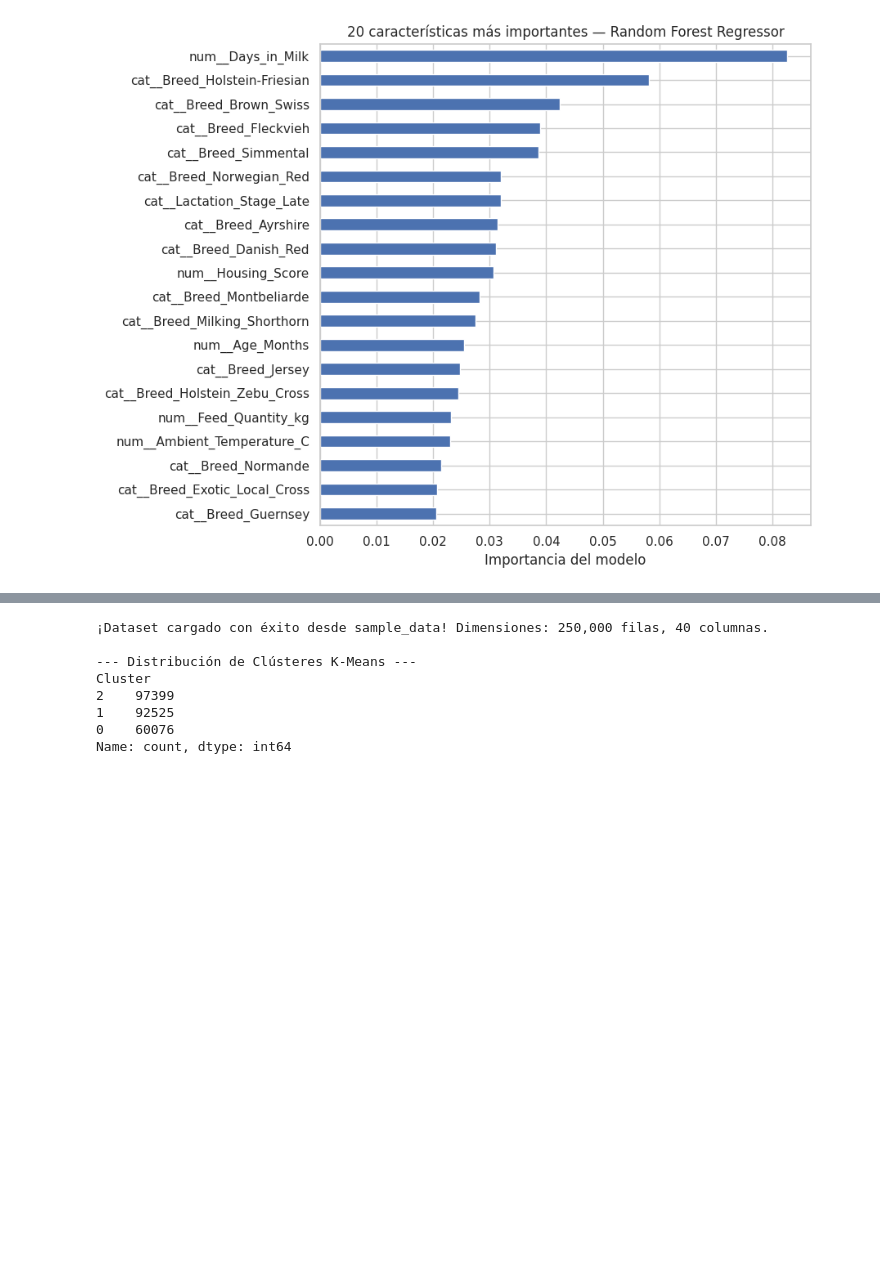
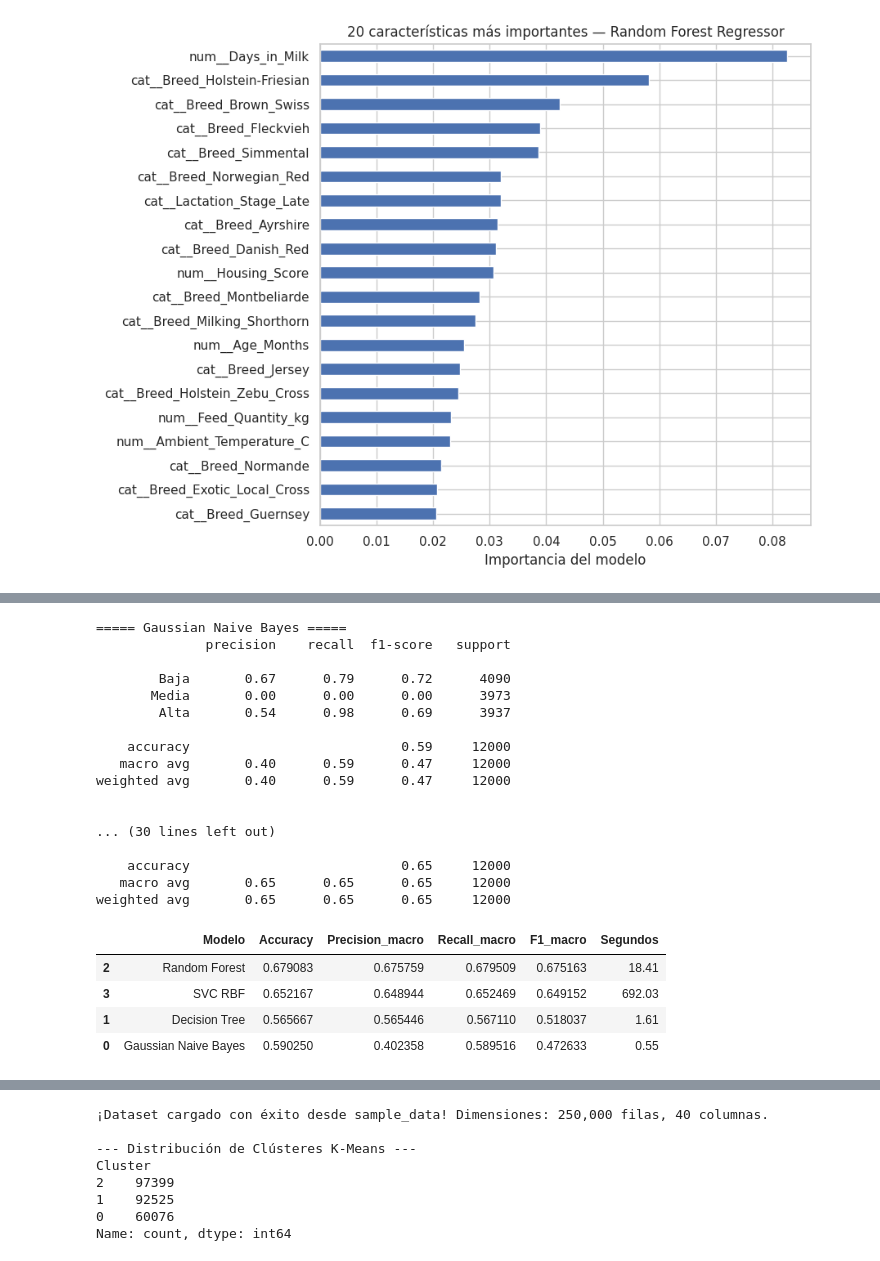
Before and after one commit to ValentinaFajardoBenitez/Prediccion-Produccion-Leche-en-Vacas, a Jupyter notebook: notebooks/Produccion_de_leche.ipynb, the cells around one changed output, grey strips where cells are left out. Cells and saved outputs as stored; diff of their text form; code cells hidden in the pictures; blank space fills up the shorter version.

```diff
--- a/notebooks/Produccion_de_leche.ipynb
+++ b/notebooks/Produccion_de_leche.ipynb
@@ -505,0 +547,80 @@ except Exception as e:
+# %%
+modelos_clasificacion = {
+    "Gaussian Naive Bayes": Pipeline([
+        ("prep", preprocesador_escalado),
+        ("model", GaussianNB())
+    ]),
+    "Decision Tree": Pipeline([
+        ("prep", preprocesador_arbol),
+        ("model", DecisionTreeClassifier(
+            max_depth=15, min_samples_leaf=5, class_weight="balanced",
+            random_state=SEED
+        ))
+    ]),
+    "Random Forest": Pipeline([
+        ("prep", preprocesador_arbol),
+        ("model", RandomForestClassifier(
+            n_estimators=150, min_samples_leaf=2, class_weight="balanced",
+            n_jobs=-1, random_state=SEED
+        ))
+    ]),
+    "SVC RBF": Pipeline([
+        ("prep", preprocesador_escalado),
+        ("model", SVC(kernel="rbf", C=3, gamma="scale", class_weight="balanced"))
+    ])
+}
+
+# Para una comparación de tiempo razonable, se puede limitar el tamaño del entrenamiento
+# para todos los clasificadores, conservando el mismo conjunto de prueba.
+MAX_TRAIN_CLASIFICACION = 30000
+if len(X_train) > MAX_TRAIN_CLASIFICACION:
+    X_train_cls, _, y_train_cls, _ = train_test_split(
+        X_train, y_train_cat, train_size=MAX_TRAIN_CLASIFICACION,
+        random_state=SEED, stratify=y_train_cat
+    )
+else:
+    X_train_cls, y_train_cls = X_train, y_train_cat
+
+resultados_cls = []
+modelos_cls_ajustados = {}
+for nombre, modelo in modelos_clasificacion.items():
+    inicio = time.time()
+    modelo.fit(X_train_cls, y_train_cls)
+    pred = modelo.predict(X_test)
+    modelos_cls_ajustados[nombre] = modelo
+    resultados_cls.append({
+        "Modelo": nombre,
+        "Accuracy": accuracy_score(y_test_cat, pred),
+        "Precision_macro": precision_score(y_test_cat, pred, average="macro", zero_division=0),
+        "Recall_macro": recall_score(y_test_cat, pred, average="macro", zero_division=0),
+        "F1_macro": f1_score(y_test_cat, pred, average="macro", zero_division=0),
+        "Segundos": round(time.time() - inicio, 2)
+    })
+    print(f"\n===== {nombre} =====")
+    print(classification_report(y_test_cat, pred, labels=["Baja", "Media", "Alta"], zero_division=0))
+
+resultados_cls = pd.DataFrame(resultados_cls).sort_values("F1_macro", ascending=False)
+display(resultados_cls)
+# %% [output]
+===== Gaussian Naive Bayes =====
+              precision    recall  f1-score   support
+
+        Baja       0.67      0.79      0.72      4090
+       Media       0.00      0.00      0.00      3973
+        Alta       0.54      0.98      0.69      3937
+
+    accuracy                           0.59     12000
+   macro avg       0.40      0.59      0.47     12000
+weighted avg       0.40      0.59      0.47     12000
+
+
+... (30 lines left out)
+
+    accuracy                           0.65     12000
+   macro avg       0.65      0.65      0.65     12000
+weighted avg       0.65      0.65      0.65     12000
+|  | Modelo | Accuracy | Precision_macro | Recall_macro | F1_macro | Segundos |
+| 2 | Random Forest | 0.679083 | 0.675759 | 0.679509 | 0.675163 | 18.41 |
+| 3 | SVC RBF | 0.652167 | 0.648944 | 0.652469 | 0.649152 | 692.03 |
+| 1 | Decision Tree | 0.565667 | 0.565446 | 0.567110 | 0.518037 | 1.61 |
+| 0 | Gaussian Naive Bayes | 0.590250 | 0.402358 | 0.589516 | 0.472633 | 0.55 |
```
Also changed, not shown: parts of 23 cells of this notebook.
